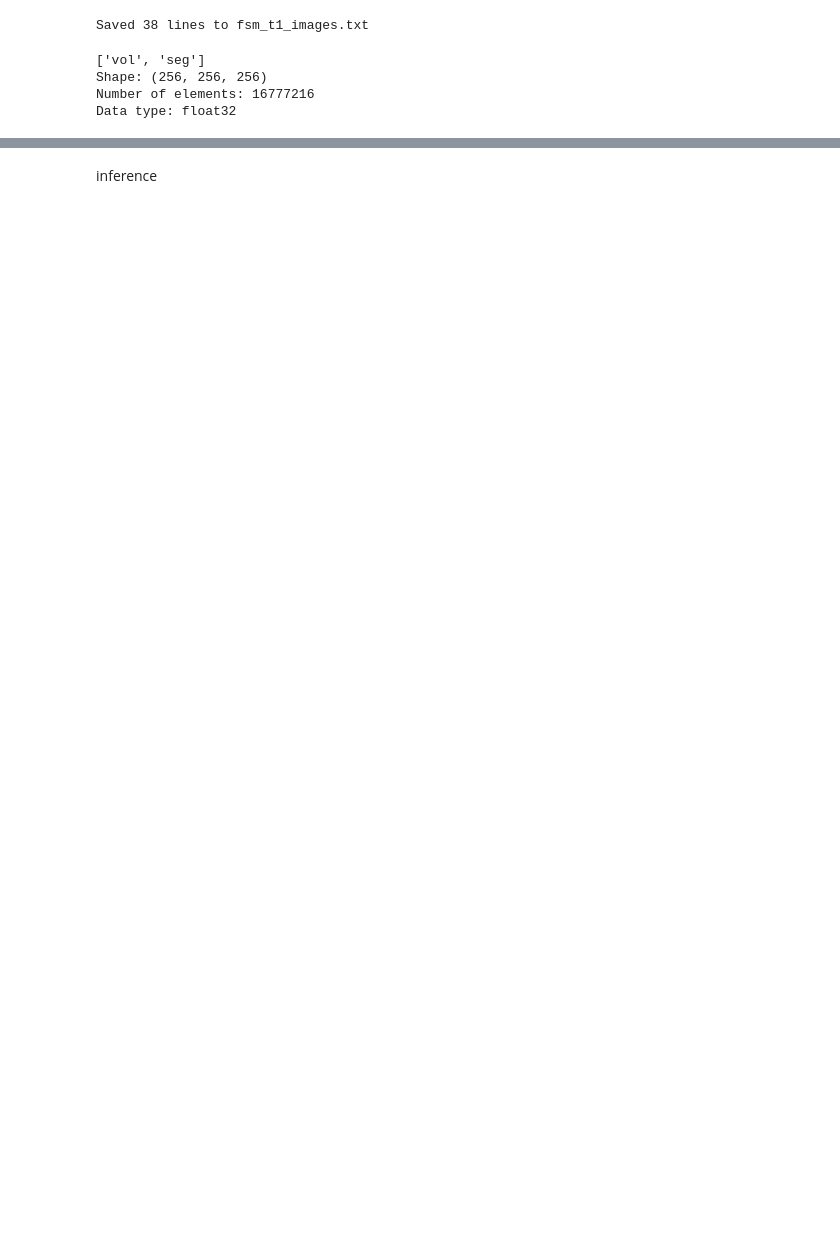
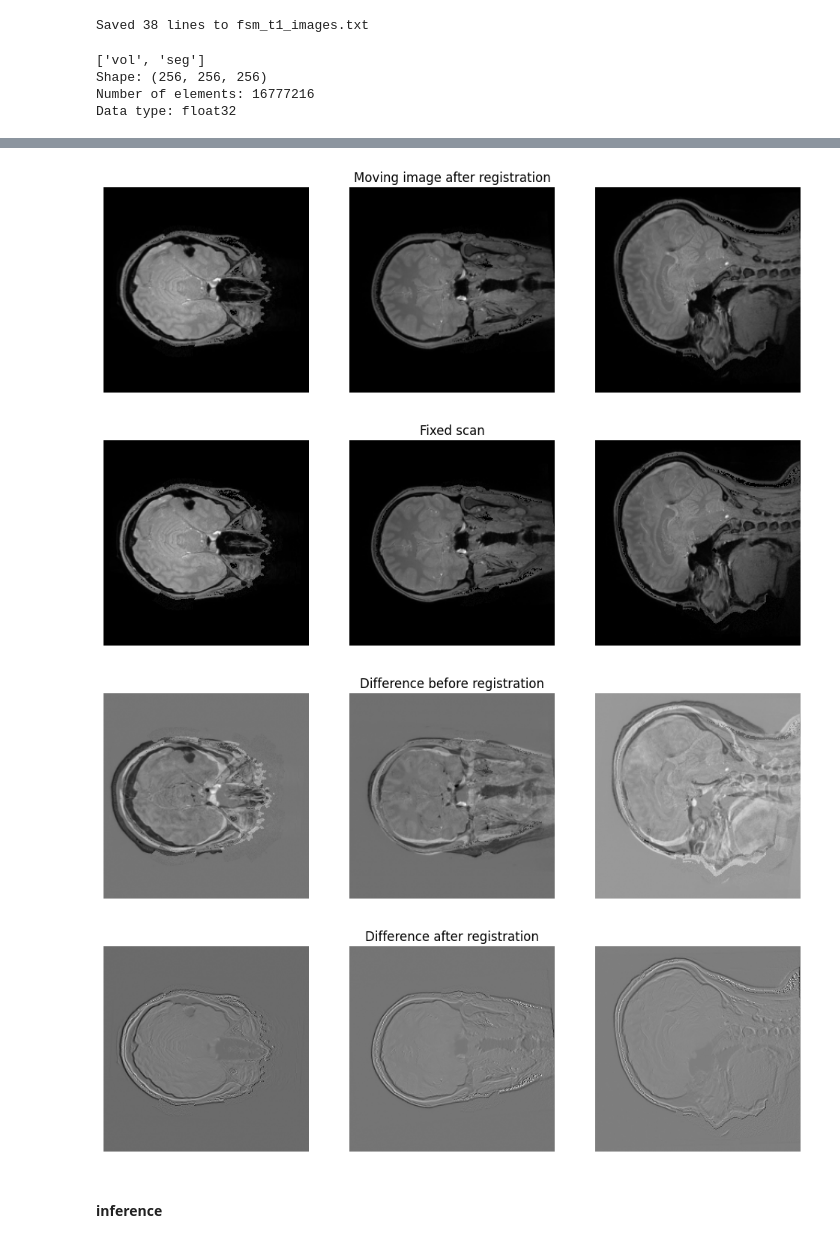
Before and after one commit to natamendelson/voxelmorph_extension_DL, a Jupyter notebook: main/get_started.ipynb, the cells around one changed output, grey strips where cells are left out. Cells and saved outputs as stored; diff of their text form; code cells hidden in the pictures; blank space fills up the shorter version.

```diff
--- a/main/get_started.ipynb
+++ b/main/get_started.ipynb
@@ -92,2 +267,21 @@ plt.show()
+# %%
+# pd = load_volume('/home/natalie/UserSpace/HW/DEEP_LEARN_PROJECT/warped_integrated.npz')
+# t1 = load_volume('/home/natalie/UserSpace/HW/DEEP_LEARN_PROJECT/converted_npz/fsm_pd_30gy.npz')
+warped = load_volume('C:/Users/inbar/DLImageProcessing/warped_integrated_npz/warped_integrated.npz')
+warped_fixed_axes = warped.transpose(2, 1, 0)
+
+before = normalize(pd) - normalize(t1)
+
+after = normalize(warped_fixed_axes) - normalize(pd)
+
+show(warped_fixed_axes, title='Moving image after registration')
+show(pd, title='Fixed scan')
+show(before, title='Difference before registration')
+show(after, title='Difference after registration')
+# %% [output]
+[figure, added]
+[figure, added]
+[figure, added]
+[figure, added]
 # %% [markdown]
-inference
+#### **inference**
```
Also changed, not shown: parts of 27 cells of this notebook, 2 other files.
